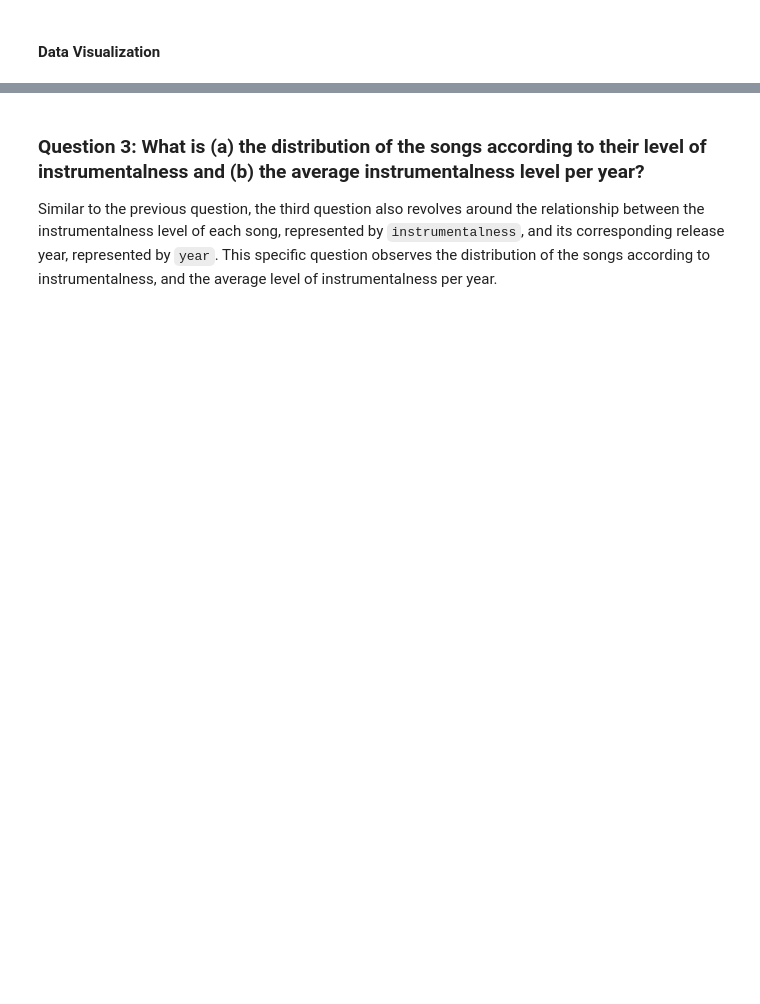
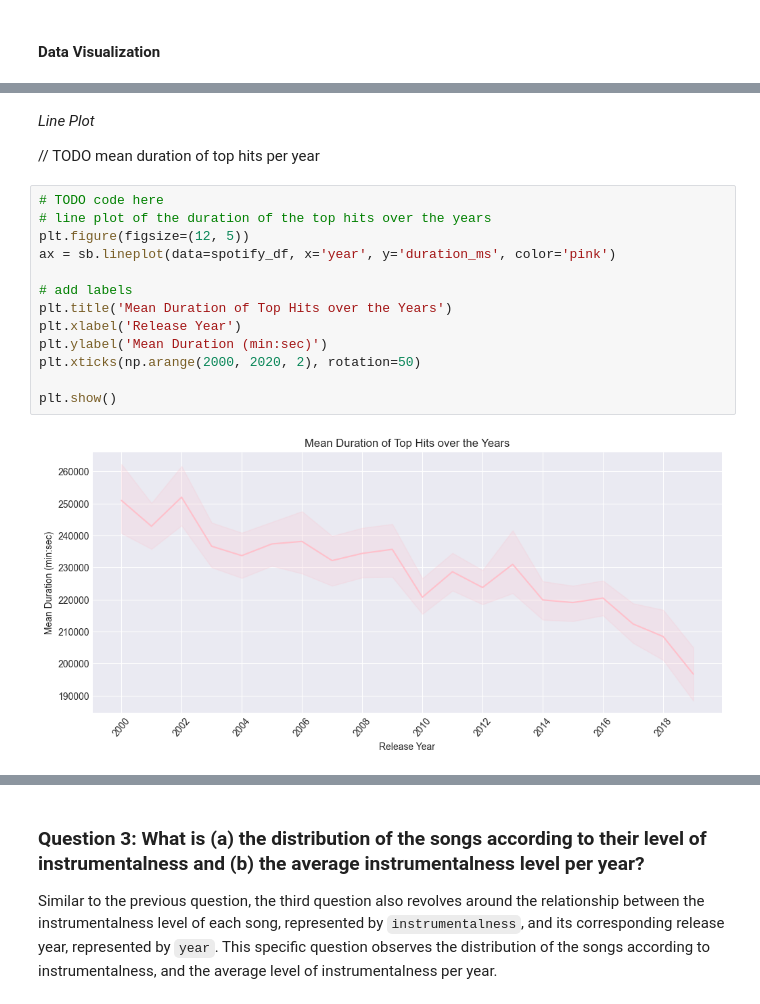
Before and after one commit to angelocguerra/csmodel-casestudy, a Jupyter notebook: MCO1.ipynb, the cells around one changed output, grey strips where cells are left out. Saved outputs shown, nothing was run; the diff lists cells and outputs as text; blank space fills up the shorter version.

```diff
--- a/MCO1.ipynb
+++ b/MCO1.ipynb
@@ -494,0 +532,19 @@ Text(0.2500000000000018, 0.5, 'Duration (ms)')
+# %% [markdown]
+*Line Plot*
+
+// TODO mean duration of top hits per year
+# %%
+# TODO code here
+# line plot of the duration of the top hits over the years
+plt.figure(figsize=(12, 5))
+ax = sb.lineplot(data=spotify_df, x='year', y='duration_ms', color='pink')
+
+# add labels
+plt.title('Mean Duration of Top Hits over the Years')
+plt.xlabel('Release Year')
+plt.ylabel('Mean Duration (min:sec)')
+plt.xticks(np.arange(2000, 2020, 2), rotation=50)
+
+plt.show()
+# %% [output]
+[figure, added]
```
Also changed, not shown: parts of 72 cells of this notebook.
